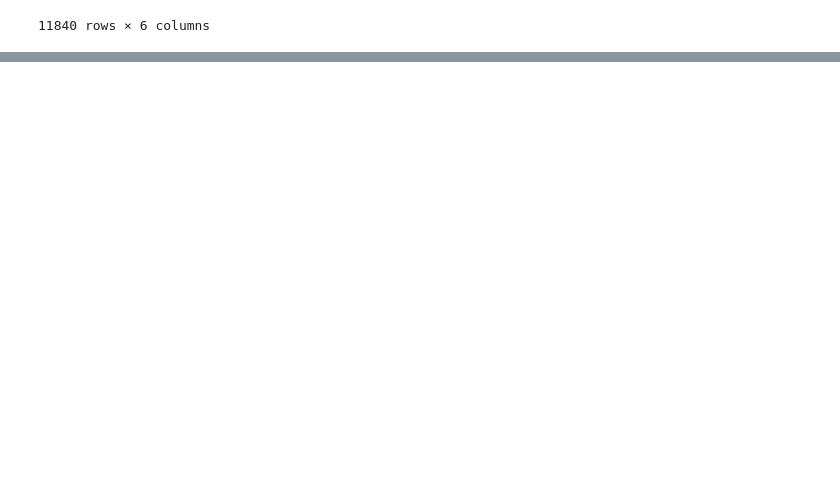
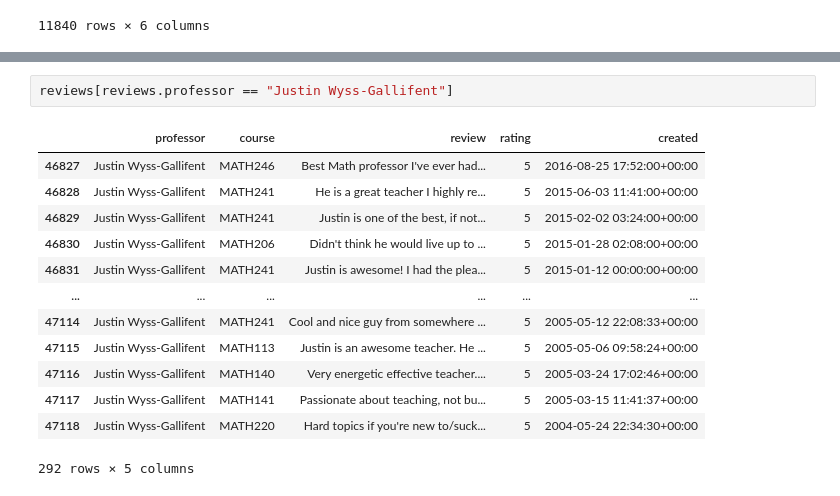
Before and after one commit to cf12/umd-cmsc320-final-tutorial, a Jupyter notebook: src/merge.ipynb, the cells around one changed output, grey strips where cells are left out. Cells and saved outputs as stored; diff of their text form; blank space fills up the shorter version.

```diff
--- a/src/merge.ipynb
+++ b/src/merge.ipynb
@@ -85,0 +109,16 @@ Gail Mino -> [(0.9, 'Gail Minor')]
+# %%
+reviews[reviews.professor == "Justin Wyss-Gallifent"]
+# %% [output]
+|  | professor | course | review | rating | created |
+| 46827 | Justin Wyss-Gallifent | MATH246 | Best Math professor I've ever had... | 5 | 2016-08-25 17:52:00+00:00 |
+| 46828 | Justin Wyss-Gallifent | MATH241 | He is a great teacher I highly re... | 5 | 2015-06-03 11:41:00+00:00 |
+| 46829 | Justin Wyss-Gallifent | MATH241 | Justin is one of the best, if not... | 5 | 2015-02-02 03:24:00+00:00 |
+| 46830 | Justin Wyss-Gallifent | MATH206 | Didn't think he would live up to ... | 5 | 2015-01-28 02:08:00+00:00 |
+| 46831 | Justin Wyss-Gallifent | MATH241 | Justin is awesome! I had the plea... | 5 | 2015-01-12 00:00:00+00:00 |
+| ... | ... | ... | ... | ... | ... |
+| 47114 | Justin Wyss-Gallifent | MATH241 | Cool and nice guy from somewhere ... | 5 | 2005-05-12 22:08:33+00:00 |
+| 47115 | Justin Wyss-Gallifent | MATH113 | Justin is an awesome teacher. He ... | 5 | 2005-05-06 09:58:24+00:00 |
+| 47116 | Justin Wyss-Gallifent | MATH140 | Very energetic effective teacher.... | 5 | 2005-03-24 17:02:46+00:00 |
+| 47117 | Justin Wyss-Gallifent | MATH141 | Passionate about teaching, not bu... | 5 | 2005-03-15 11:41:37+00:00 |
+| 47118 | Justin Wyss-Gallifent | MATH220 | Hard topics if you're new to/suck... | 5 | 2004-05-24 22:34:30+00:00 |
+292 rows × 5 columns
```
Also changed, not shown: parts of 9 cells of this notebook, 1 other file.
